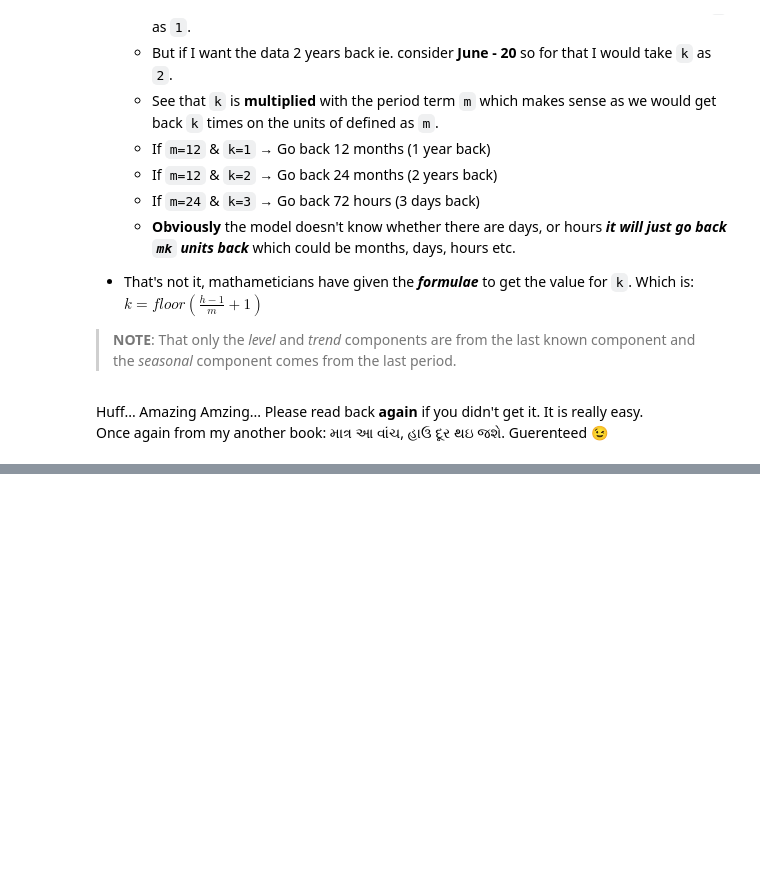
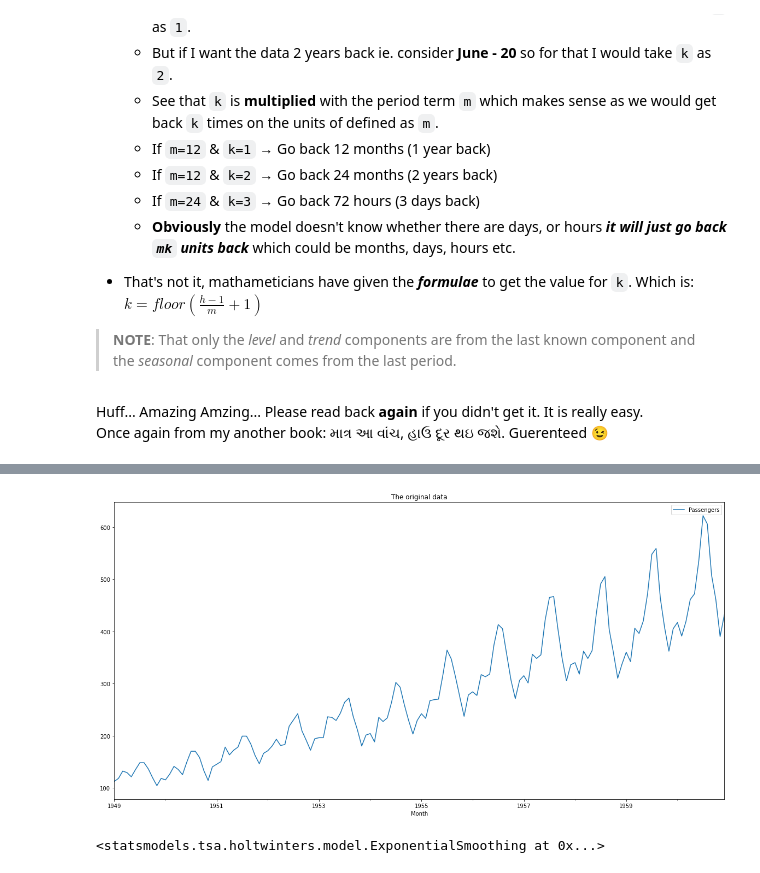
Before and after one commit to AayushSameerShah/TimeSeries-Forecasting, a Jupyter notebook: 2. Exponential Smoothing and ETS/6. Holt Winters Model (Seasonal Version).ipynb, the cells around one changed output, grey strips where cells are left out. Cells and saved outputs as stored; diff of their text form; code cells hidden in the pictures; blank space fills up the shorter version.

```diff
--- a/2. Exponential Smoothing and ETS/6. Holt Winters Model (Seasonal Version).ipynb
+++ b/2. Exponential Smoothing and ETS/6. Holt Winters Model (Seasonal Version).ipynb
@@ -117,0 +190,7 @@ Huff... Amazing Amzing... Please read back **again** if you didn't get it. It is
+# %%
+import pandas as pd
+import numpy as np
+import matplotlib.pyplot as plt
+plt.rcParams['figure.figsize'] = (20, 10)
+
+from statsmodels.tsa.holtwinters import ExponentialSmoothing
@@ -117,0 +208,2 @@ Huff... Amazing Amzing... Please read back **again** if you didn't get it. It is
+# %%
+df = pd.read_csv("../data/airline_passengers.csv", index_col=0, parse_dates=True)
@@ -117,0 +220,2 @@ Huff... Amazing Amzing... Please read back **again** if you didn't get it. It is
+# %%
+df.index.freq = "MS"
@@ -117,0 +230,13 @@ Huff... Amazing Amzing... Please read back **again** if you didn't get it. It is
+# %%
+df.plot()
+plt.title("The original data");
+# %% [output]
+[figure, added]
+# %%
+# See, we are `adding` the seasonal term
+model = ExponentialSmoothing(train,
+                    trend="add", seasonal="add",
+                    initialization_method="legacy-heuristic", seasonal_periods=12)
+model
+# %% [output]
+<statsmodels.tsa.holtwinters.model.ExponentialSmoothing at 0x...>
```
Also changed, not shown: parts of 60 cells of this notebook, 2 other files.
